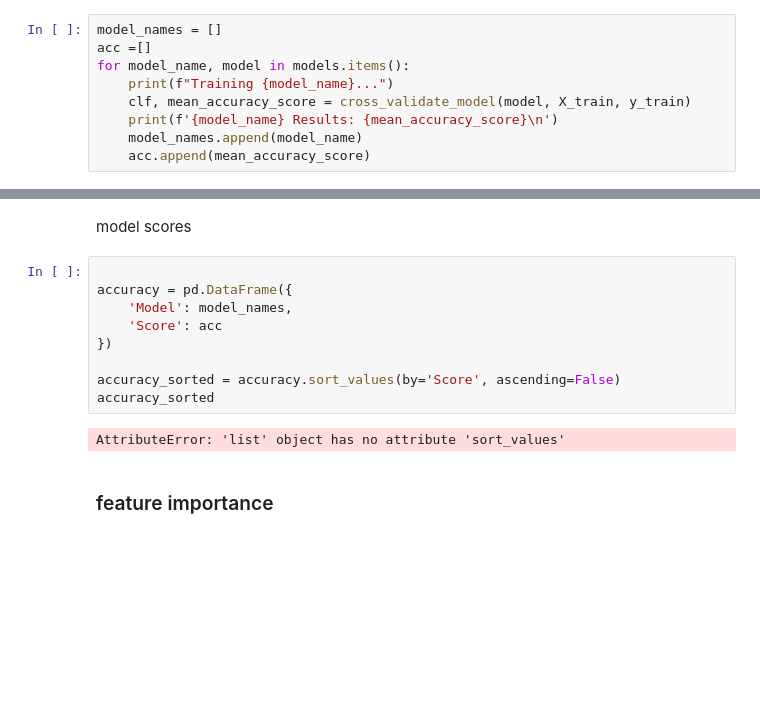
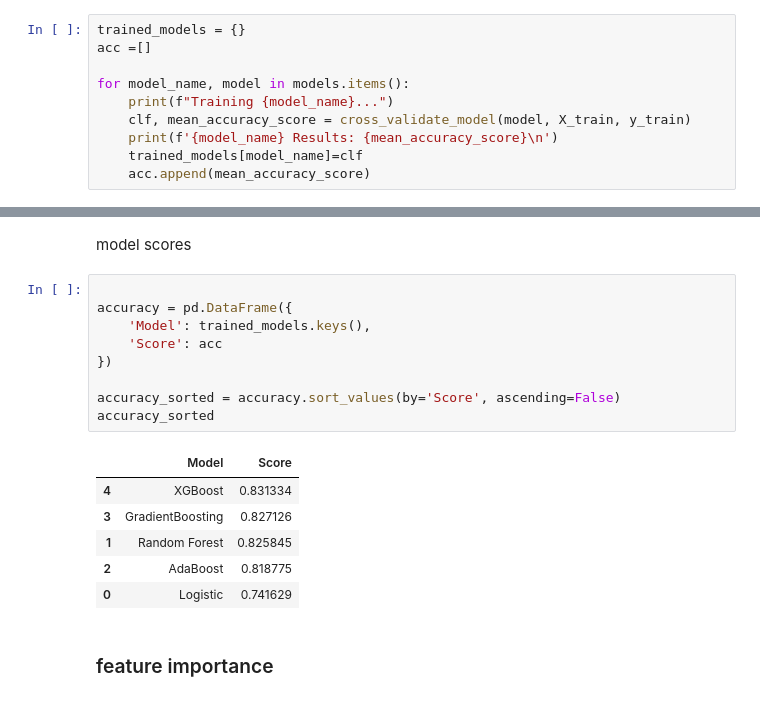
Before and after one commit to ednguyenn/kaggle_academics_classification, a Jupyter notebook: notebooks/EDA.ipynb, the cells around one changed output, grey strips where cells are left out. Drawn from its saved outputs; the diff is of its cells as text; blank space fills up the shorter version.

```diff
--- a/notebooks/EDA.ipynb
+++ b/notebooks/EDA.ipynb
@@ -389,13 +387,14 @@ h_params={
                 }
             }
 # %%
-model_names = []
+trained_models = {}
 acc =[]
+
 for model_name, model in models.items():
     print(f"Training {model_name}...")
     clf, mean_accuracy_score = cross_validate_model(model, X_train, y_train)
     print(f'{model_name} Results: {mean_accuracy_score}\n')
-    model_names.append(model_name)
+    trained_models[model_name]=clf
     acc.append(mean_accuracy_score)
 # %% [output]
 Training Logistic...
@@ -470,14 +469,19 @@ model scores
 # %%
 
 accuracy = pd.DataFrame({
-    'Model': model_names,
+    'Model': trained_models.keys(),
     'Score': acc
 })
 
 accuracy_sorted = accuracy.sort_values(by='Score', ascending=False)
 accuracy_sorted
 # %% [output]
-AttributeError: 'list' object has no attribute 'sort_values'
+|  | Model | Score |
+| 4 | XGBoost | 0.831334 |
+| 3 | GradientBoosting | 0.827126 |
+| 1 | Random Forest | 0.825845 |
+| 2 | AdaBoost | 0.818775 |
+| 0 | Logistic | 0.741629 |
 # %% [markdown]
 ### feature importance
 # %%
```
Also changed, not shown: parts of 8 cells of this notebook, 2 other files.
